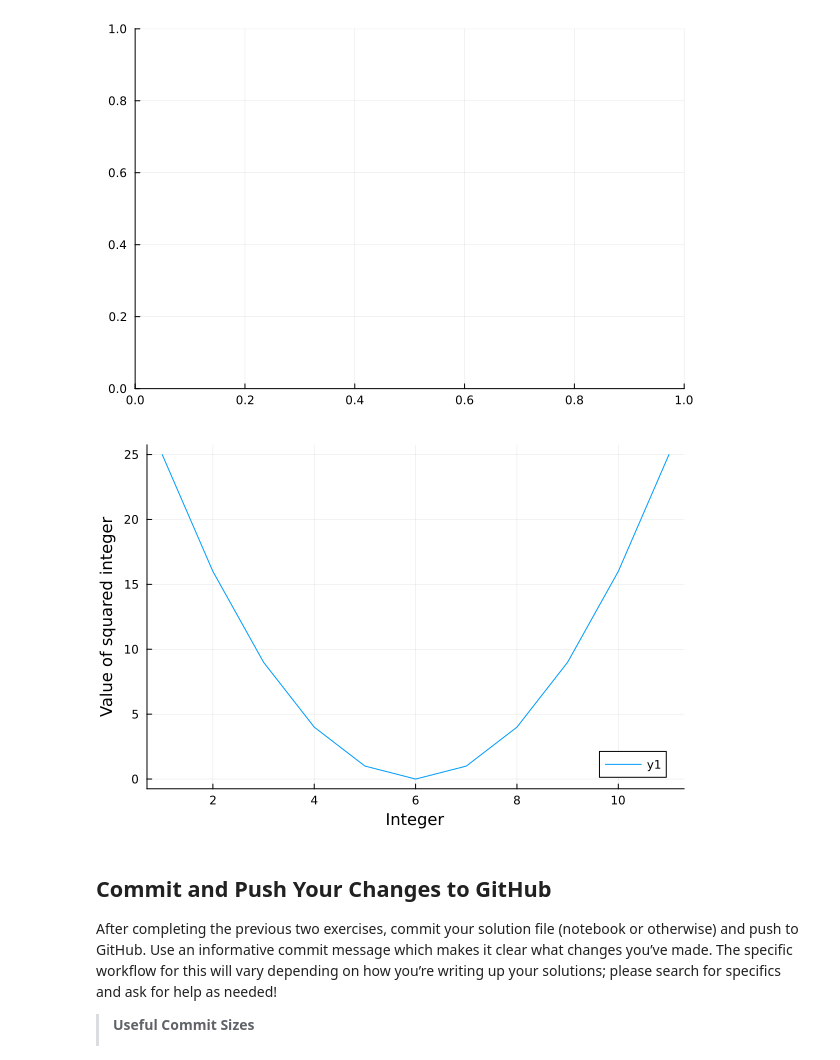
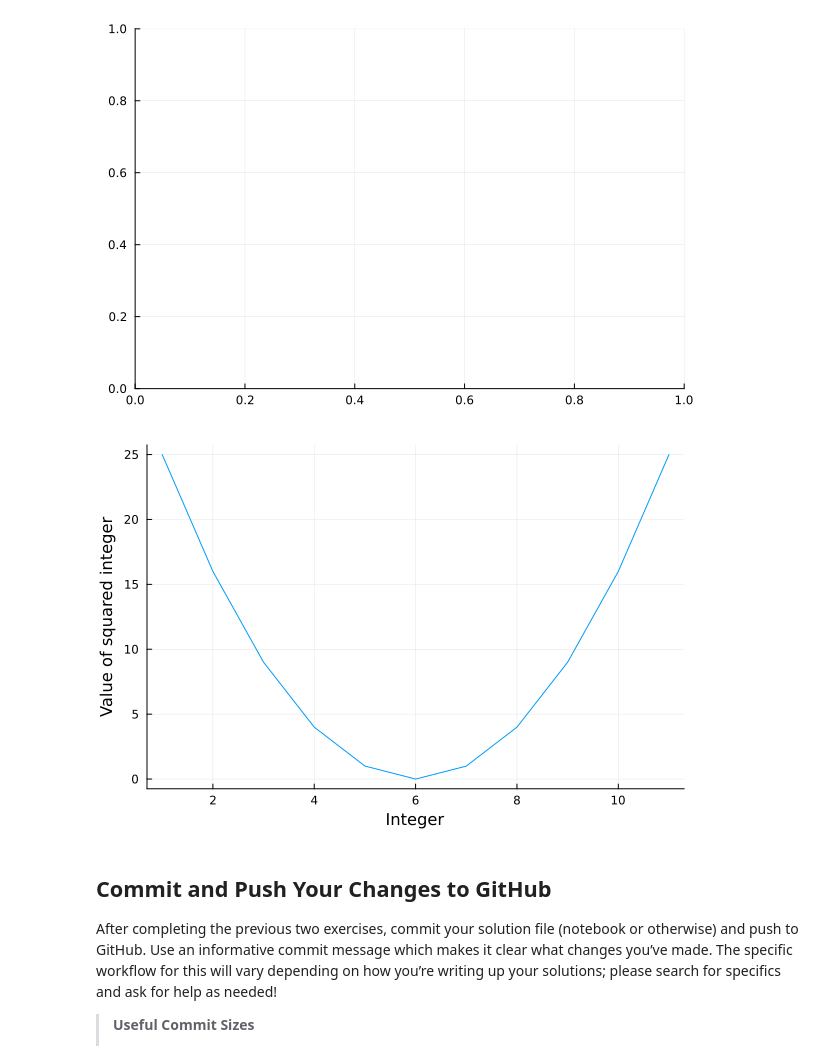
Before and after one commit to BEE4750-FA24/lab-1-badynmt, a Jupyter notebook: lab01.ipynb, the cells around one changed output. Cells and saved outputs as stored; diff of their text form; code cells hidden in the pictures.

Commit message:
Plot again

```diff
--- a/lab01.ipynb
+++ b/lab01.ipynb
@@ -263,19 +263,19 @@ plot()
 # %%
 # insert your code here
 using Plots
 
 function square(x)
     output = x.^2
 
-    plot(output)
+    plot(output, legend=false)
     xlabel!("Integer")
     ylabel!("Value of squared integer")
 
 end
 
 square([-5,-4,-3,-2,-1,0,1,2,3,4,5])
 # %% [output]
-[figure, old version]
+[figure, new version]
 # %% [markdown]
 ## Commit and Push Your Changes to GitHub
 
```
